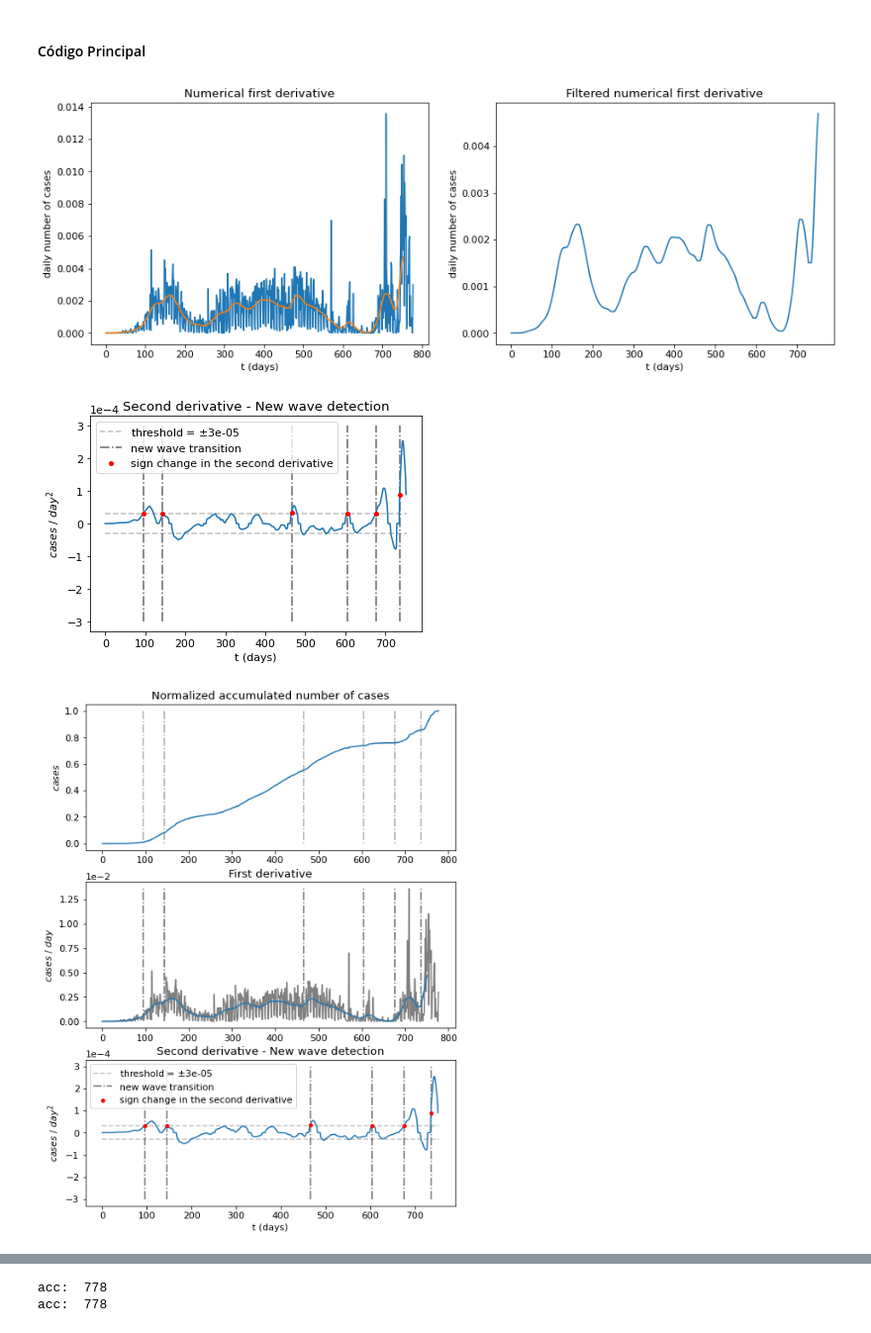
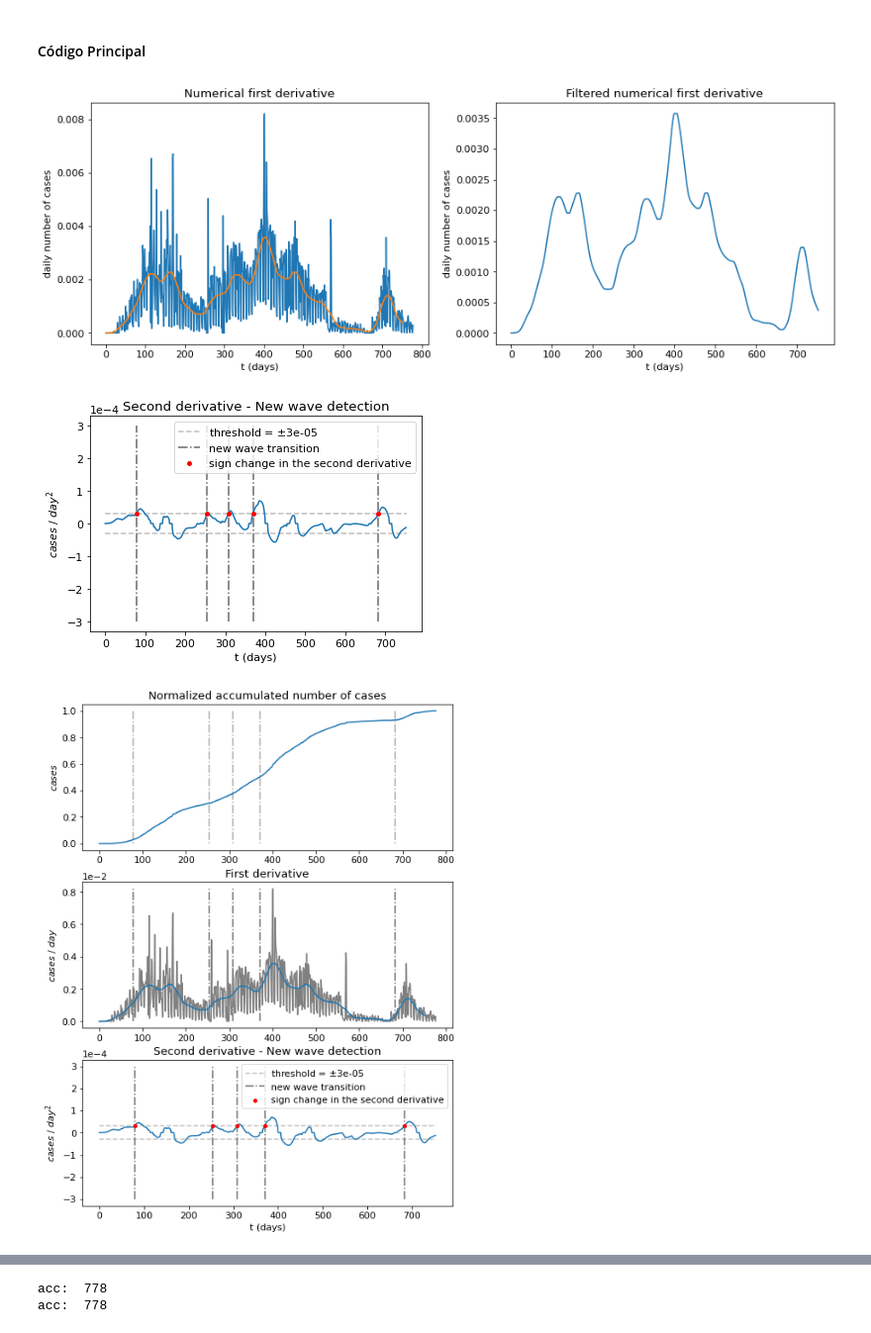
Before and after one commit to fpelogia/epid-models, a Jupyter notebook: Notebooks/new_wave.ipynb, the cells around one changed output, grey strips where cells are left out. Shown at 99% size. Drawn from its saved outputs; the diff is of its cells as text; code cells hidden in the pictures.

```diff
--- a/Notebooks/new_wave.ipynb
+++ b/Notebooks/new_wave.ipynb
@@ -104,8 +104,8 @@ def new_wave_detection(sec_der, abs_threshold):
 plt.rcParams.update({'font.size': 11})
 # %%
 #import data
-data = pd.read_csv("../Datasets/campinas.csv")
-city_name = 'Campinas'
+data = pd.read_csv("../Datasets/sp.csv")
+city_name = 'São Paulo'
 
 # Filter data to reduce noise effects
 # Normalize by maximum value
@@ -161,36 +161,36 @@ axs[0].vlines(x_t, 1, 3e-4, colors='darkgray', linestyles='dashdot', zorder=1, l
 axs[0].set_title('Normalized accumulated number of cases')
 axs[0].set_ylabel("$cases$")
 
 axs[1].plot(unf_daily_n_cases, c='gray')
 axs[1].plot(daily_n_cases)
 axs[1].ticklabel_format(axis='y',style='sci',scilimits=(-2,-2))
 axs[1].vlines(x_t, min(unf_daily_n_cases), max(unf_daily_n_cases), colors='dimgray', linestyles='dashdot', zorder=1, label="new wave transition")
 axs[1].set_title('First derivative')
 axs[1].set_ylabel("$cases$ / $day$")
 
 axs[2].ticklabel_format(axis='y',style='sci',scilimits=(-4,-4))
 axs[2].set_title("Second derivative - New wave detection")
 axs[2].set_xlabel("t (days)")
 axs[2].set_ylabel("$cases$ / $day^2$")
 axs[2].plot(sec_der, zorder=1) # obs: check if this scaling is correct
 axs[2].hlines([-1*abs_threshold, abs_threshold], 0, len(sec_der), colors='silver', linestyles='dashed', zorder=1, label=f"threshold = $\pm${abs_threshold}")
 axs[2].vlines(x_t, -3e-4, 3e-4, colors='dimgray', linestyles='dashdot', zorder=1, label="new wave transition")
 axs[2].scatter(x_t, y_t, s=15, c='r', zorder=2, label="sign change in the second derivative")
 plt.legend()
 plt.savefig(f'{city_name}_nw', facecolor='white', dpi=100)
 plt.show()
 
 
 #====== Interactive Debug ======
 # variables = globals().copy()
 # variables.update(locals())
 # shell = code.InteractiveConsole(variables)
 # shell.interact()
 #===============================
 # %% [output]
-[figure, old version]
+[figure, new version]
-[figure, old version]
+[figure, new version]
-[figure, old version]
+[figure, new version]
 # %%
 print('x_t', x_t)
 print('y_t', y_t)
```
Also changed, not shown: parts of 1 cell of this notebook, 24 other files.
